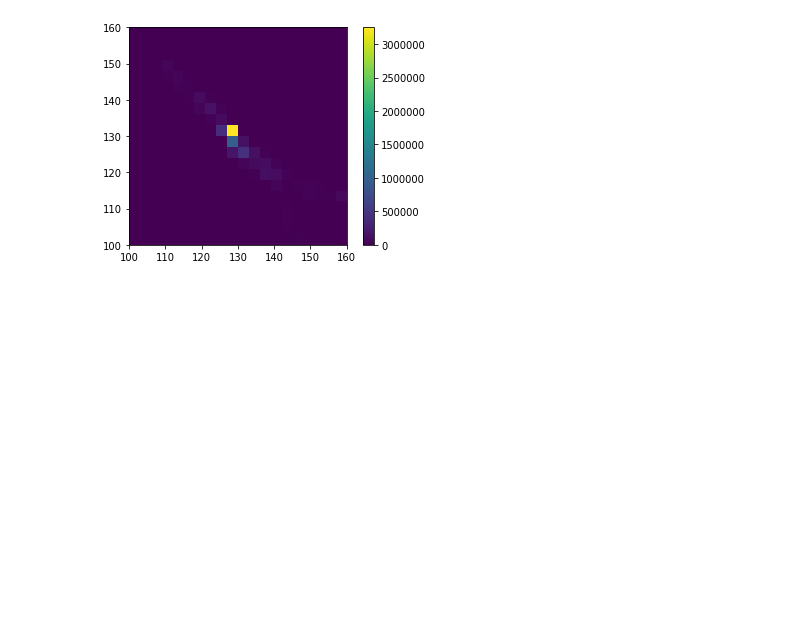
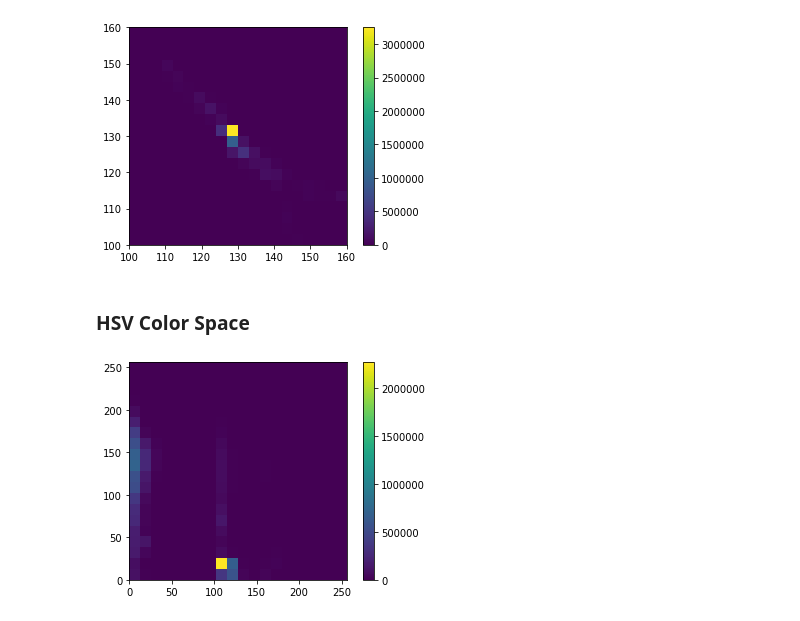
Before and after one commit to uridr/Finger-Detection, a Jupyter notebook: preprocessing/skin_color_histogram.ipynb, the cells around one changed output. Drawn from its saved outputs; the diff is of its cells as text; code cells hidden in the pictures; blank space fills up the shorter version.

```diff
--- a/preprocessing/skin_color_histogram.ipynb
+++ b/preprocessing/skin_color_histogram.ipynb
@@ -144,3 +144,5 @@ hist_skin = histogram2DCharacterization(skin_images_ycrcb, [1,2], 100, 160, 20)
 hist_non_skin = histogram2DCharacterization(non_skin_images_ycrcb, [1,2], 100, 160, 20) #remove white component set to255)
 # %% [output]
 [figure]
+# %% [markdown]
+### HSV Color Space
@@ -146,0 +157,4 @@ hist_non_skin = histogram2DCharacterization(non_skin_images_ycrcb, [1,2], 100, 1
+# %%
+hist_image = histogram2DCharacterization(images_hsv, [0,2],0,256,20)
+# %% [output]
+[figure, added]
```
Also changed, not shown: parts of 4 cells of this notebook, 6 other files.
